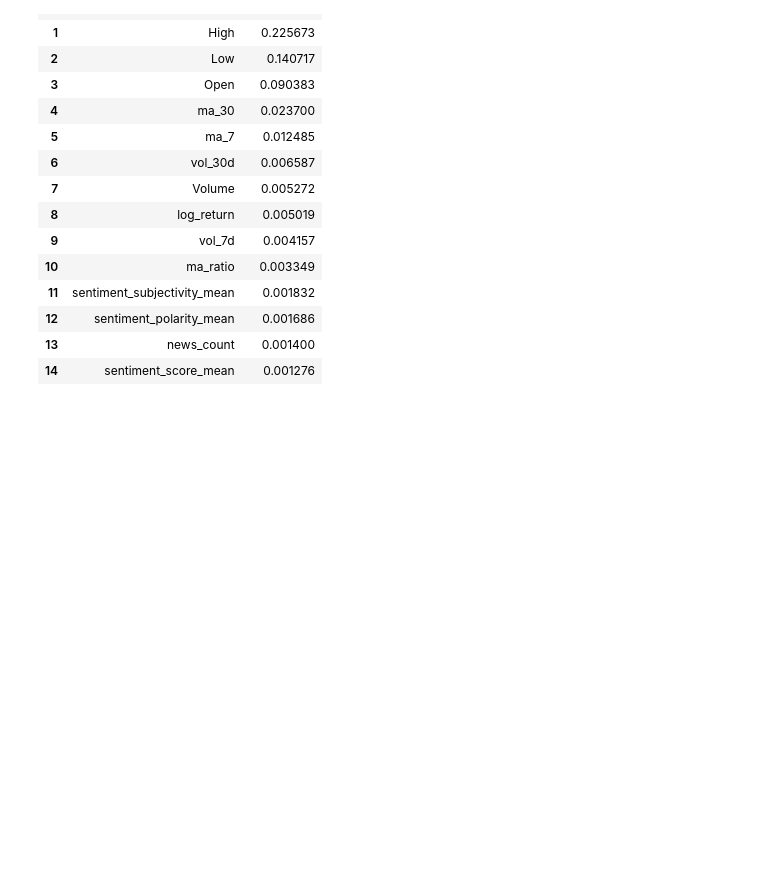
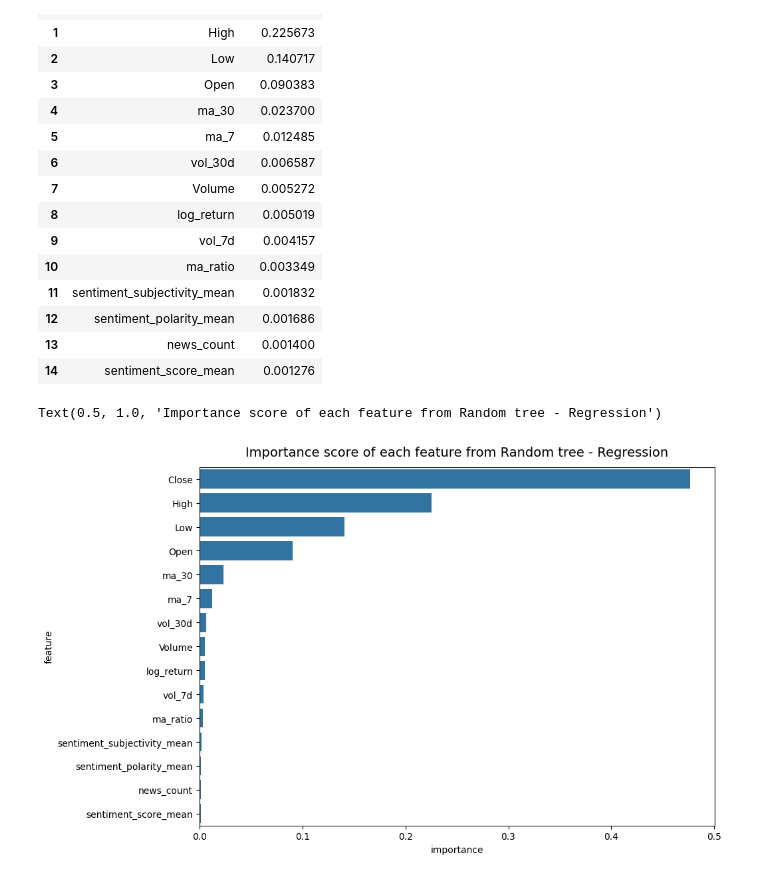
Before and after one commit to 18nghiado/DATA2010, a Jupyter notebook: experiments_feature_selection.ipynb, the cells around one changed output. Saved outputs shown, nothing was run; the diff lists cells and outputs as text; code cells hidden in the pictures; blank space fills up the shorter version.

```diff
--- a/experiments_feature_selection.ipynb
+++ b/experiments_feature_selection.ipynb
@@ -646,3 +685,10 @@ INFO: LOADED existing results
 | 12 | sentiment_polarity_mean | 0.001686 |
 | 13 | news_count | 0.001400 |
 | 14 | sentiment_score_mean | 0.001276 |
+# %%
+fig, ax = plt.subplots(figsize=(10, 7))
+sns.barplot(data=random_forest_feat_importance_regression_df,x='importance',y='feature')
+ax.set_title('Importance score of each feature from Random tree - Regression', fontsize=14, pad=12)
+# %% [output]
+Text(0.5, 1.0, 'Importance score of each feature from Random tree - Regression')
+[figure, added]
```
Also changed, not shown: parts of 23 cells of this notebook, 1 other file.
